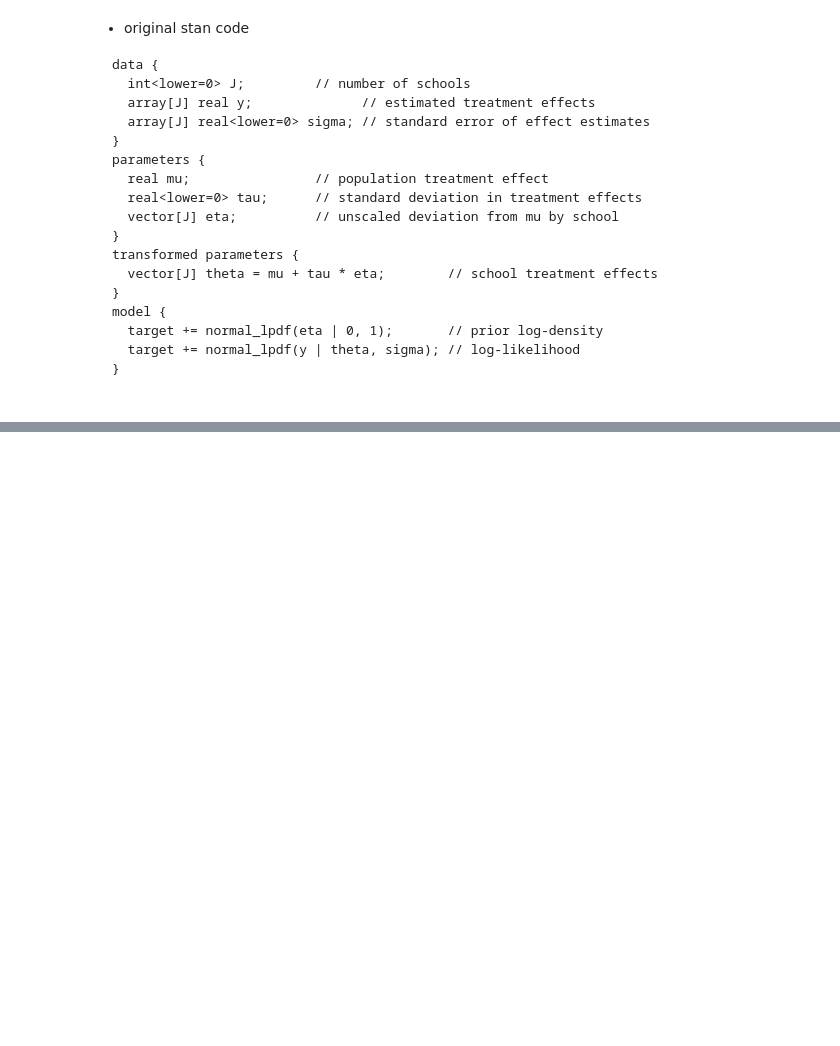
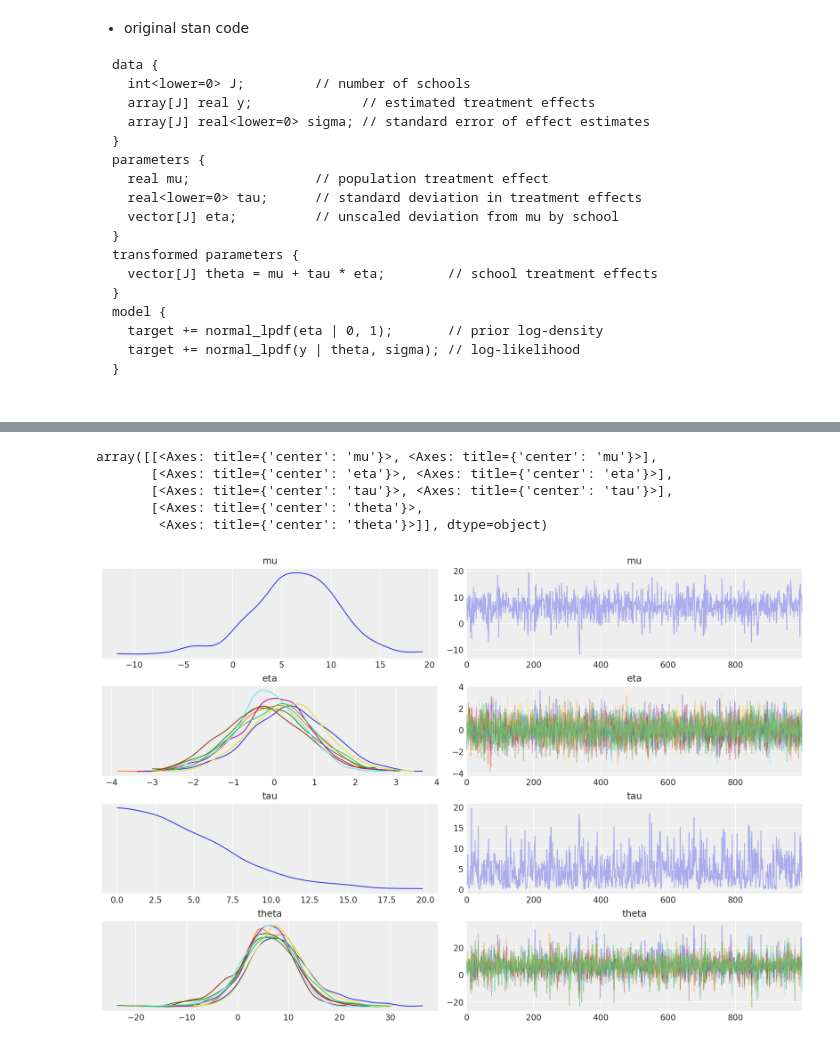
Before and after one commit to HyunsuLee/Bayes_programming_exercise, a Jupyter notebook: stanTutorial/convertStanTopymc3.ipynb, the cells around one changed output, grey strips where cells are left out. Drawn from its saved outputs; the diff is of its cells as text; code cells hidden in the pictures; blank space fills up the shorter version.

```diff
--- a/stanTutorial/convertStanTopymc3.ipynb
+++ b/stanTutorial/convertStanTopymc3.ipynb
@@ -41,3 +41,23 @@ model {
 n_school = 8  # number of schools
 effect = [28, 8, -3, 7, -1, 1, 18, 12]  # estimated treatment effects
 eff_sigma = [15, 10, 16, 11, 9, 11, 10, 18]
+# %%
+
+with pm.Model() as model:
+    # data
+    J = pm.Data('J', n_school)  # replace 'value' with the actual number of schools
+    y = pm.Data('y', effect)  # replace 'value' with the actual estimated treatment effects
+    e_sigma = pm.Data('sigma', eff_sigma)  # replace 'value' with the actual standard errors
+
+    # parameters
+    mu = pm.Normal('mu', mu=0, sigma=10)
+    tau = pm.HalfNormal('tau', sigma=10)
+    eta = pm.Normal('eta', mu=0, sigma=1, shape=J)
+
+    # transformed parameters
+    theta = pm.Deterministic('theta', mu + tau * eta)
+
+    # model
+    y_obs = pm.Normal('y_obs', mu=theta, sigma=e_sigma, observed=y)
+
+    tr = pm.sample(1000, chains =1, random_seed=seed)
@@ -43,0 +72,9 @@ eff_sigma = [15, 10, 16, 11, 9, 11, 10, 18]
+# %%
+az.plot_trace(data=tr)
+# %% [output]
+array([[<Axes: title={'center': 'mu'}>, <Axes: title={'center': 'mu'}>],
+       [<Axes: title={'center': 'eta'}>, <Axes: title={'center': 'eta'}>],
+       [<Axes: title={'center': 'tau'}>, <Axes: title={'center': 'tau'}>],
+       [<Axes: title={'center': 'theta'}>,
+        <Axes: title={'center': 'theta'}>]], dtype=object)
+[figure, added]
```
Also changed, not shown: parts of 4 cells of this notebook, 1 other file.
